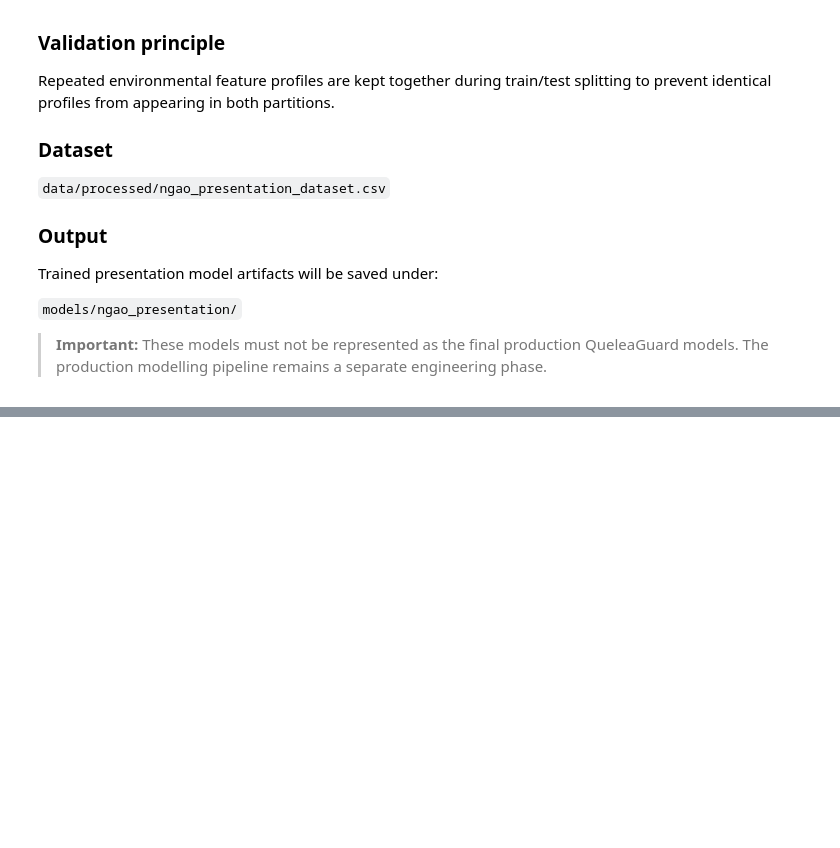
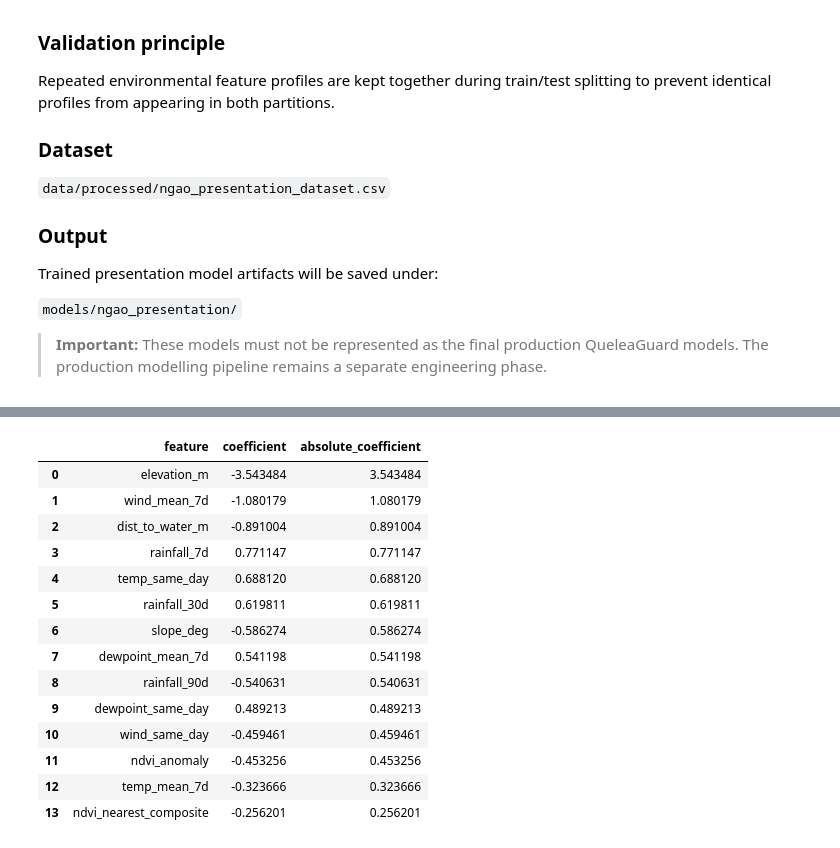
Before and after one commit to benardabuto081/QueleaGuard, a Jupyter notebook: notebooks/ngao_presentation_model_training.ipynb, the cells around one changed output, grey strips where cells are left out. Saved outputs shown, nothing was run; the diff lists cells and outputs as text; code cells hidden in the pictures; blank space fills up the shorter version.

```diff
--- a/notebooks/ngao_presentation_model_training.ipynb
+++ b/notebooks/ngao_presentation_model_training.ipynb
@@ -227,0 +827,35 @@ Groups with multiple rows: 60
+# %%
+# Extract Logistic Regression coefficients
+
+logistic_coefficients = pd.DataFrame({
+    "feature": X.columns,
+    "coefficient": logistic_model_full.named_steps["classifier"].coef_[0]
+})
+
+logistic_coefficients["absolute_coefficient"] = (
+    logistic_coefficients["coefficient"].abs()
+)
+
+logistic_coefficients = (
+    logistic_coefficients
+    .sort_values("absolute_coefficient", ascending=False)
+    .reset_index(drop=True)
+)
+
+display(logistic_coefficients)
+# %% [output]
+|  | feature | coefficient | absolute_coefficient |
+| 0 | elevation_m | -3.543484 | 3.543484 |
+| 1 | wind_mean_7d | -1.080179 | 1.080179 |
+| 2 | dist_to_water_m | -0.891004 | 0.891004 |
+| 3 | rainfall_7d | 0.771147 | 0.771147 |
+| 4 | temp_same_day | 0.688120 | 0.688120 |
+| 5 | rainfall_30d | 0.619811 | 0.619811 |
+| 6 | slope_deg | -0.586274 | 0.586274 |
+| 7 | dewpoint_mean_7d | 0.541198 | 0.541198 |
+| 8 | rainfall_90d | -0.540631 | 0.540631 |
+| 9 | dewpoint_same_day | 0.489213 | 0.489213 |
+| 10 | wind_same_day | -0.459461 | 0.459461 |
+| 11 | ndvi_anomaly | -0.453256 | 0.453256 |
+| 12 | temp_mean_7d | -0.323666 | 0.323666 |
+| 13 | ndvi_nearest_composite | -0.256201 | 0.256201 |
```
Also changed, not shown: parts of 88 cells of this notebook, 2 other files.
